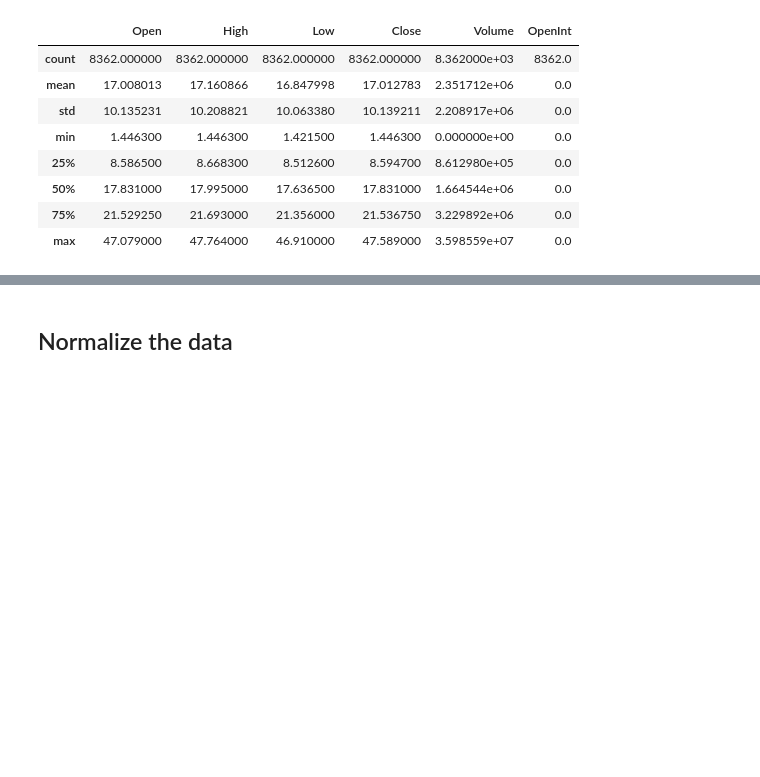
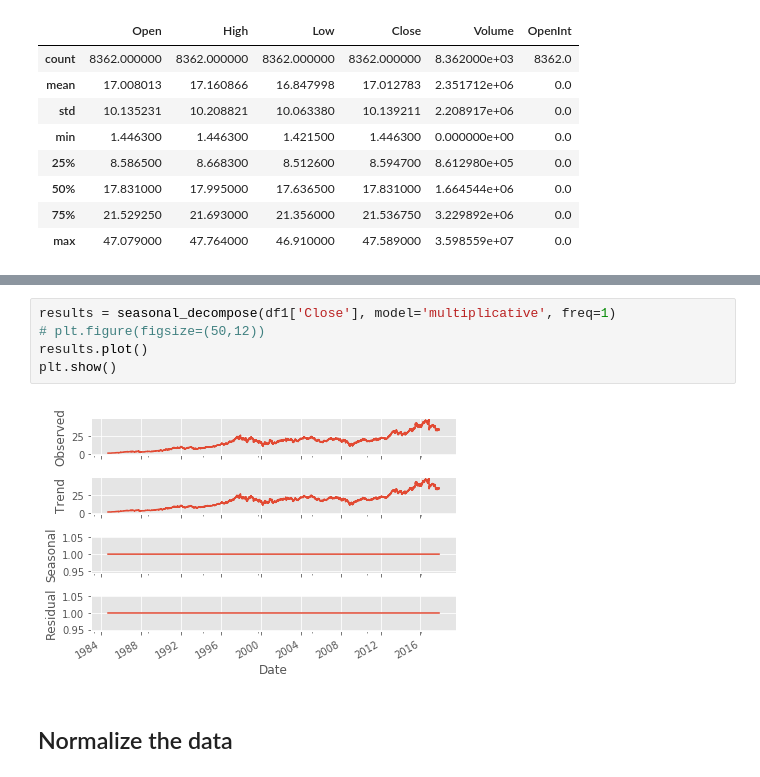
Before and after one commit to Daihongchen/time_series_project, a Jupyter notebook: lstm_stock.ipynb, the cells around one changed output, grey strips where cells are left out. Cells and saved outputs as stored; diff of their text form; blank space fills up the shorter version.

```diff
--- a/lstm_stock.ipynb
+++ b/lstm_stock.ipynb
@@ -313,3 +313,10 @@ df['Close'].plot(figsize=(16,12))
+# %%
+results = seasonal_decompose(df1['Close'], model='multiplicative', freq=1)
+# plt.figure(figsize=(50,12))
+results.plot()
+plt.show()
+# %% [output]
+[figure, added]
 # %% [markdown]
 ## Normalize the data
 # %%
```
Also changed, not shown: parts of 6 cells of this notebook.
